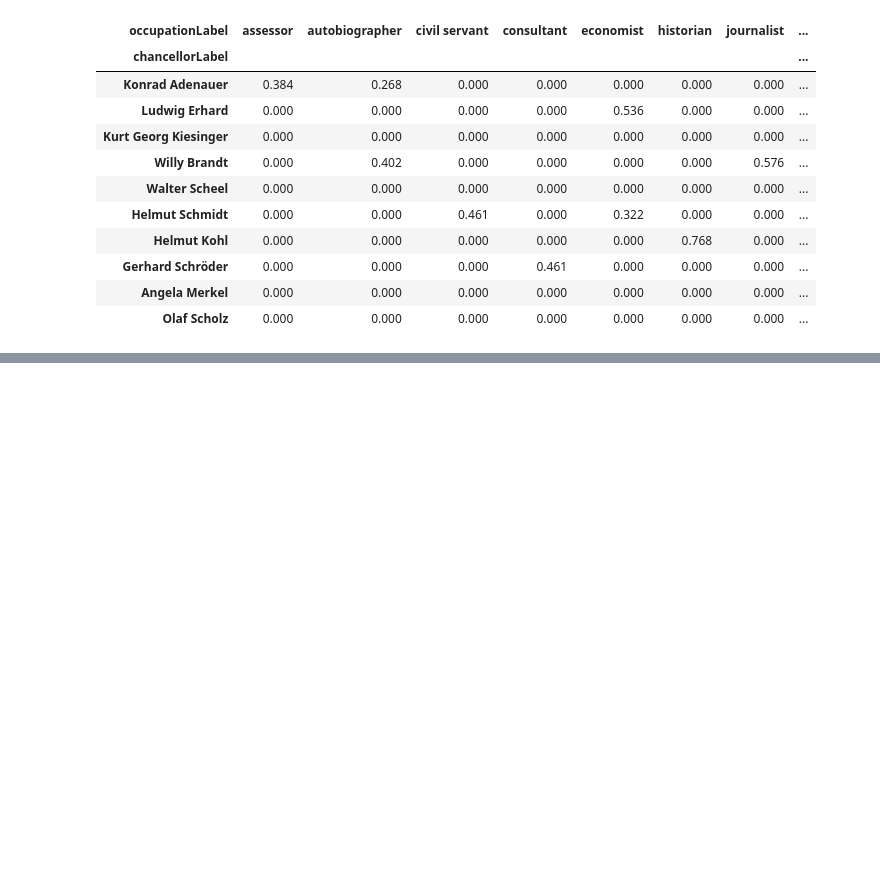
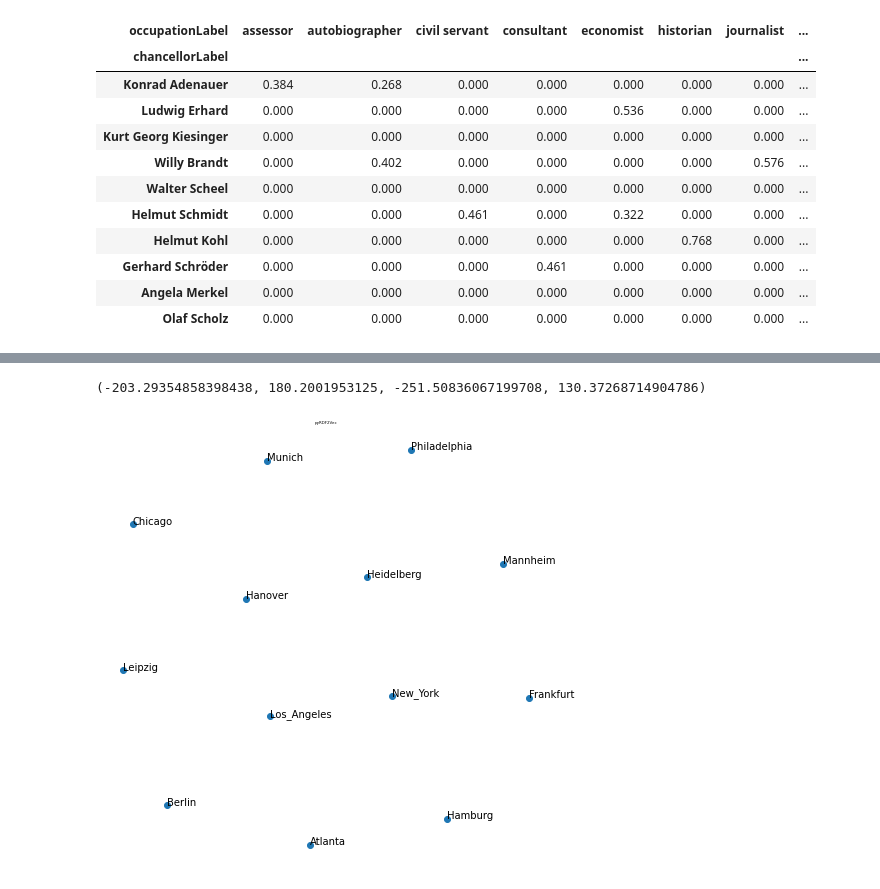
Before and after one commit to rgrenz/rdflime-util, a Jupyter notebook: notebooks/experiments/feature-extraction/chancellors.ipynb, the cells around one changed output, grey strips where cells are left out. Drawn from its saved outputs; the diff is of its cells as text; code cells hidden in the pictures; blank space fills up the shorter version.

```diff
--- a/notebooks/experiments/feature-extraction/chancellors.ipynb
+++ b/notebooks/experiments/feature-extraction/chancellors.ipynb
@@ -91,0 +149,25 @@ df.round(3)
+# %%
+import matplotlib.pyplot as plt
+from sklearn.manifold import TSNE
+
+# Reduce the dimensions of entity embeddings to represent them in a 2D plane.
+X_tsne = TSNE(random_state=42).fit_transform(transformer._embeddings[:])
+
+#colors = list(map(lambda e: "#00ff00" if movieFull[movieFull.DBpedia_URI==e].iloc[0].label == "good" else "#ff0000", transformer._entities[:]))
+#sizes = list(map(lambda e: abs(50-movieFull[movieFull.DBpedia_URI==e].iloc[0].rating)**2, transformer._entities[:]))
+
+# Plot the embeddings of entities in a 2D plane, annotating them.
+f = plt.figure(figsize=(8, 8))
+plt.scatter(X_tsne[:, 0], X_tsne[:, 1])#c=colors, s=sizes)
+for x, y, t in zip(X_tsne[:, 0], X_tsne[:, 1], transformer._entities):
+    plt.annotate(t.split("/")[-1], (x, y))
+
+# Display the graph with a title, removing the axes for better readability.
+plt.title("pyRDF2Vec", fontsize=4)
+plt.axis("off")
+#plt.show()
+
+#f.savefig(os.path.join(movieLocation, "figure.pdf"), bbox_inches='tight')
+# %% [output]
+(-203.29354858398438, 180.2001953125, -251.50836067199708, 130.37268714904786)
+[figure, added]
```
Also changed, not shown: parts of 12 cells of this notebook, 19 other files.
